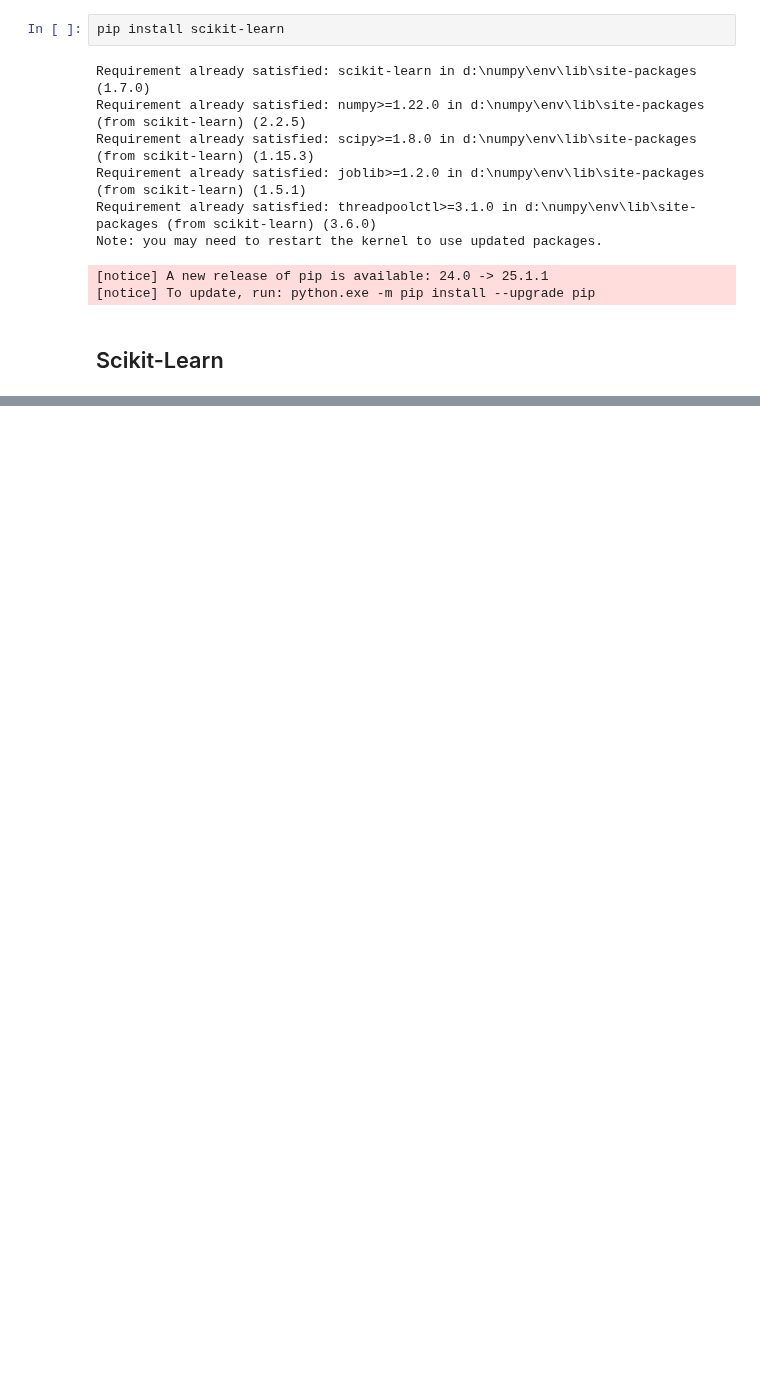
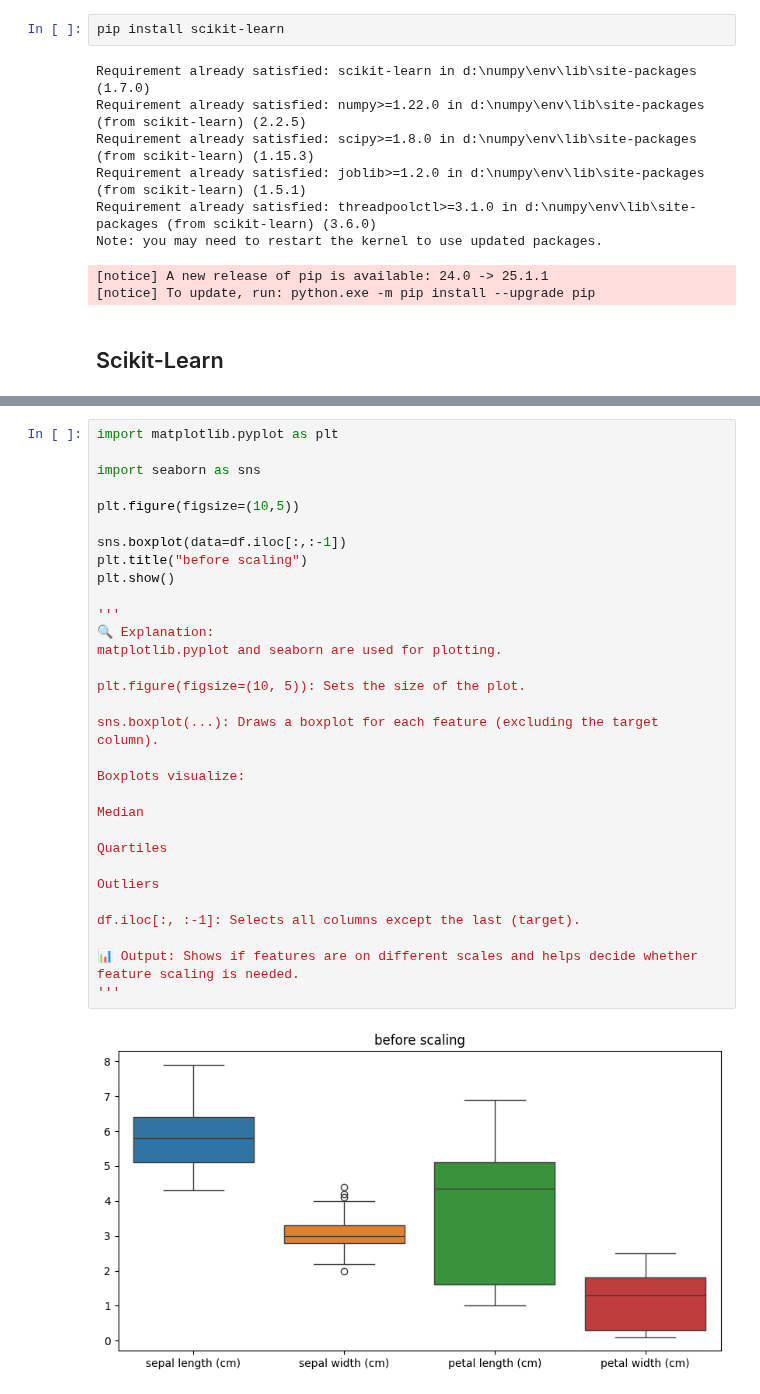
Before and after one commit to sanidhya12345/Numpy, a Jupyter notebook: scikitlearn.ipynb, the cells around one changed output, grey strips where cells are left out. Cells and saved outputs as stored; diff of their text form; blank space fills up the shorter version.

```diff
--- a/scikitlearn.ipynb
+++ b/scikitlearn.ipynb
@@ -28,0 +205,33 @@ print(target_names)
+# %%
+import matplotlib.pyplot as plt
+
+import seaborn as sns
+
+plt.figure(figsize=(10,5))
+
+sns.boxplot(data=df.iloc[:,:-1])
+plt.title("before scaling")
+plt.show()
+
+'''
+🔍 Explanation:
+matplotlib.pyplot and seaborn are used for plotting.
+
+plt.figure(figsize=(10, 5)): Sets the size of the plot.
+
+sns.boxplot(...): Draws a boxplot for each feature (excluding the target column).
+
+Boxplots visualize:
+
+Median
+
+Quartiles
+
+Outliers
+
+df.iloc[:, :-1]: Selects all columns except the last (target).
+
+📊 Output: Shows if features are on different scales and helps decide whether feature scaling is needed.
+'''
+# %% [output]
+[figure, added]
```
Also changed, not shown: parts of 19 cells of this notebook, 14 other files.
